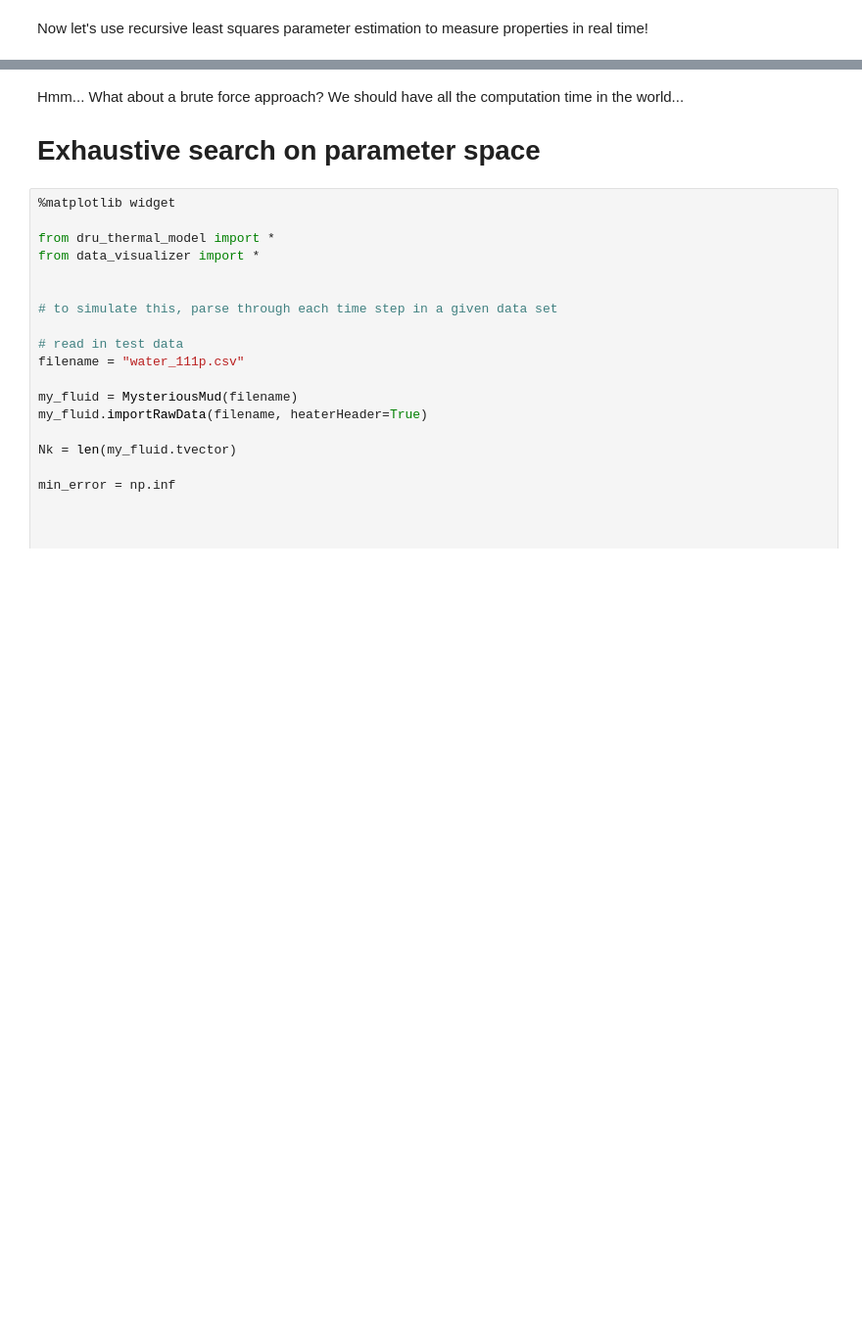
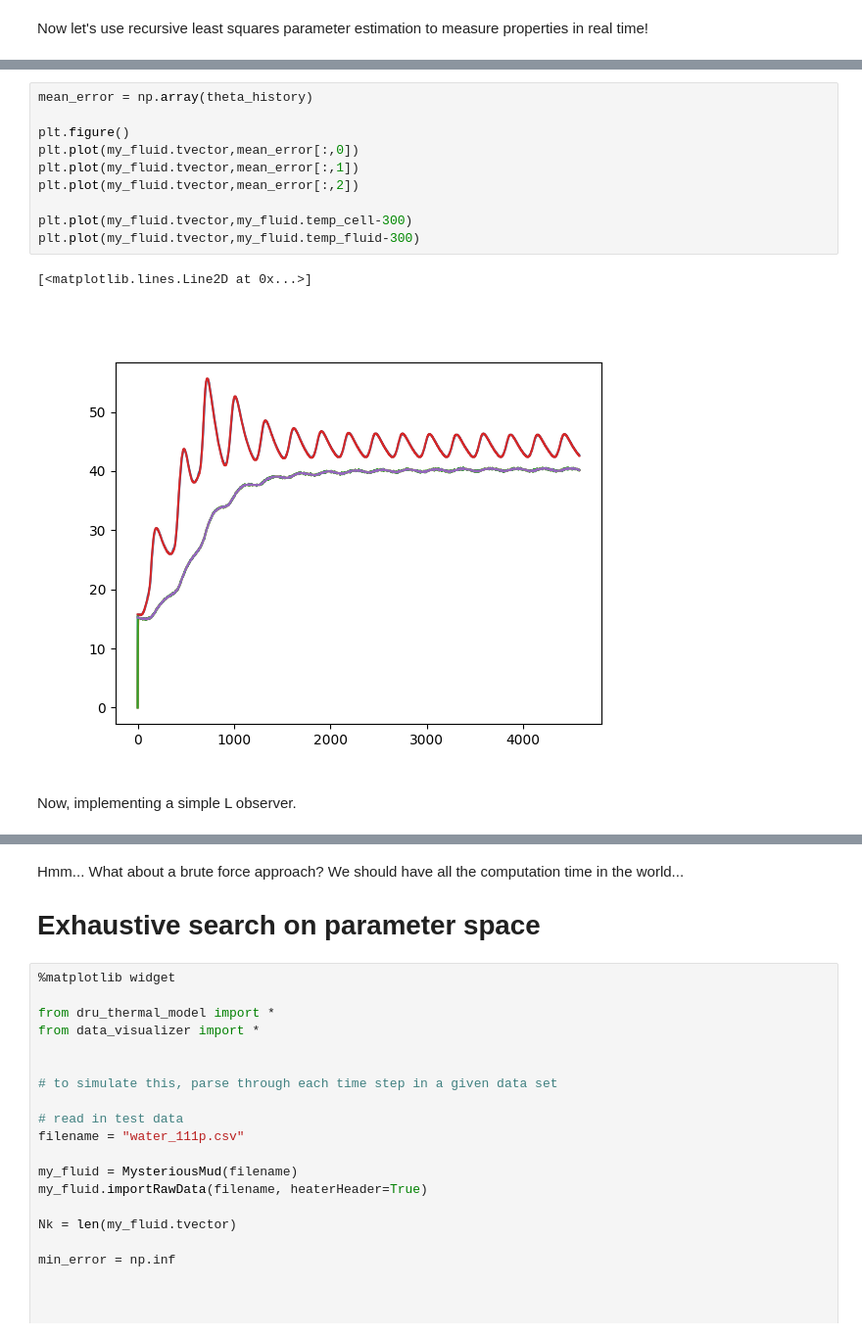
Before and after one commit to qiaomein/DRU_thermal_estimator, a Jupyter notebook: playground.ipynb, the cells around one changed output, grey strips where cells are left out. Shown at 98% size. Drawn from its saved outputs; the diff is of its cells as text; blank space fills up the shorter version.

```diff
--- a/playground.ipynb
+++ b/playground.ipynb
@@ -311,0 +286,15 @@ Ch, Cc, Cf: [3082.7263411101076, -2832.390574027378, -881.2141343324959]
+# %%
+mean_error = np.array(theta_history)
+
+plt.figure()
+plt.plot(my_fluid.tvector,mean_error[:,0])
+plt.plot(my_fluid.tvector,mean_error[:,1])
+plt.plot(my_fluid.tvector,mean_error[:,2])
+
+plt.plot(my_fluid.tvector,my_fluid.temp_cell-300)
+plt.plot(my_fluid.tvector,my_fluid.temp_fluid-300)
+# %% [output]
+[<matplotlib.lines.Line2D at 0x...>]
+[figure, added]
+# %% [markdown]
+Now, implementing a simple L observer.
```
Also changed, not shown: parts of 3 cells of this notebook, 22 other files.
